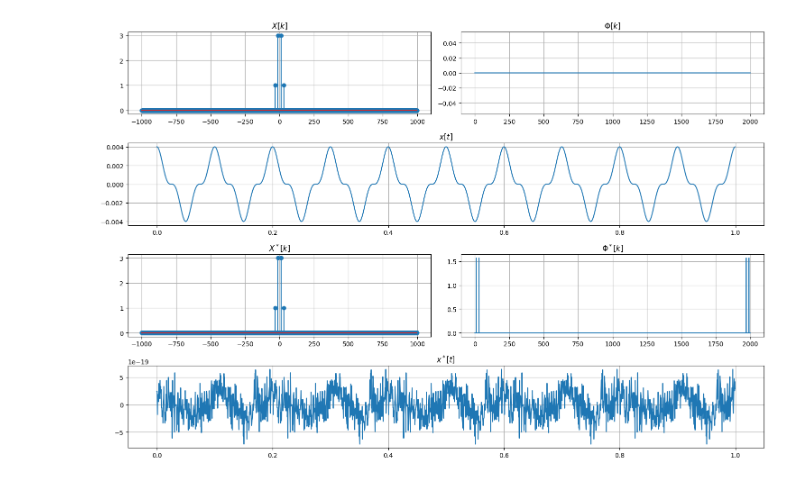
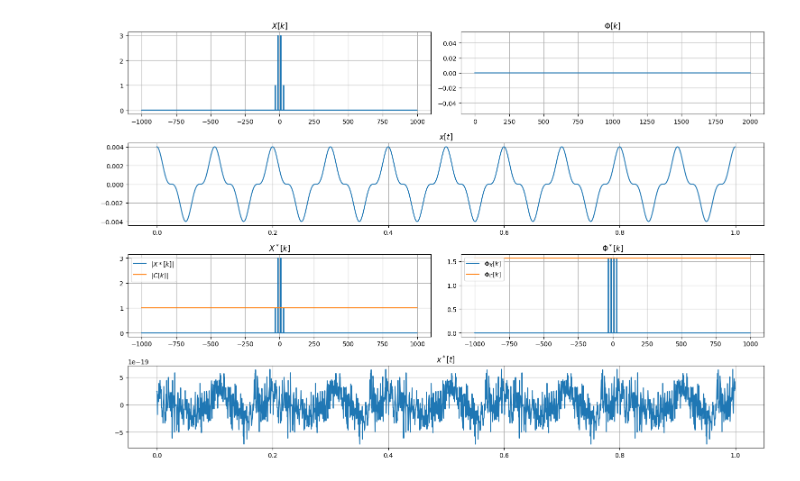
Before and after one commit to francoherg/PDS-2025, a Jupyter notebook: Practica/Guia5/test.ipynb, the cells around one changed output. Cells and saved outputs as stored; diff of their text form; code cells hidden in the pictures.

```diff
--- a/Practica/Guia5/test.ipynb
+++ b/Practica/Guia5/test.ipynb
@@ -6,23 +6,23 @@ import matplotlib.pyplot as plt
 Tini = 0
 Tfin = 1
 fm = 2000
-fm1 = 10
-fm2 = 30
+f1 = 10
+f2 = 30
 t = np.linspace(Tini,Tfin,int(fm*(Tfin-Tini)), endpoint=False)
 N = len(t)
 f = np.fft.fftfreq(N,1/fm)
 
 # Espectro
 S = np.zeros(N,dtype=complex)
-S[fm1] = 3 + 0j
-S[-fm1] = 3 + 0j
-S[fm2] = 1 + 0j
-S[-fm2] = 1 + 0j
+S[f1] = 3 + 0j
+S[-f1] = 3 + 0j
+S[f2] = 1 + 0j
+S[-f2] = 1 + 0j
 
 # Senial en tiempo
 s = np.fft.ifft(S).real
 
-# Aplicar "filtro"
+# Generar y aplicar filtro pasa-todo
 ang = np.pi/2
 c = [np.cos(ang) + 1j*np.sin(ang) for _ in range(N)]
 ST = S*c                    # espectro filtrado
@@ -30,34 +30,38 @@ st = np.fft.ifft(ST).real   # señal filtrada
 
 # Graficar
 fig = plt.figure()
 ax = [
     plt.subplot2grid([4,2],[0,0]),
     plt.subplot2grid([4,2],[0,1]),
     plt.subplot2grid([4,1],[1,0]),
     plt.subplot2grid([4,2],[2,0]),
     plt.subplot2grid([4,2],[2,1]),
     plt.subplot2grid([4,1],[3,0]),
 ]
 fig.set_figheight(10)
 fig.set_figwidth(15)
 for axi in ax:
     axi.grid()
 
-ax[0].stem(f,np.abs(S))
+ax[0].plot(f,np.abs(S))
 ax[0].set_title('$X[k]$')
 ax[1].plot(np.angle(S))
 ax[1].set_title('$\\Phi[k]$')
 
 ax[2].plot(t,s)
 ax[2].set_title('$x[t]$')
 
-ax[3].stem(f,np.abs(ST))
+ax[3].plot(f,np.abs(ST), label="$|X*[k]|$")
+ax[3].plot(f,np.abs(c), label="$|C[k]|$")
 ax[3].set_title('$X^*[k]$')
-ax[4].plot(np.angle(ST))
+ax[3].legend(loc="upper left")
+ax[4].plot(f,np.angle(ST), label="$\\Phi_X[k]$")
+ax[4].plot(f,np.angle(c), label="$\\Phi_C[k]$")
 ax[4].set_title('$\\Phi^*[k]$')
+ax[4].legend(loc="upper left")
 
 ax[5].plot(t,st)
 ax[5].set_title('$x^*[t]$')
 fig.tight_layout()
 # %% [output]
-[figure, old version]
+[figure, new version]
```
Also changed, not shown: parts of 2 cells of this notebook, 1 other file.
